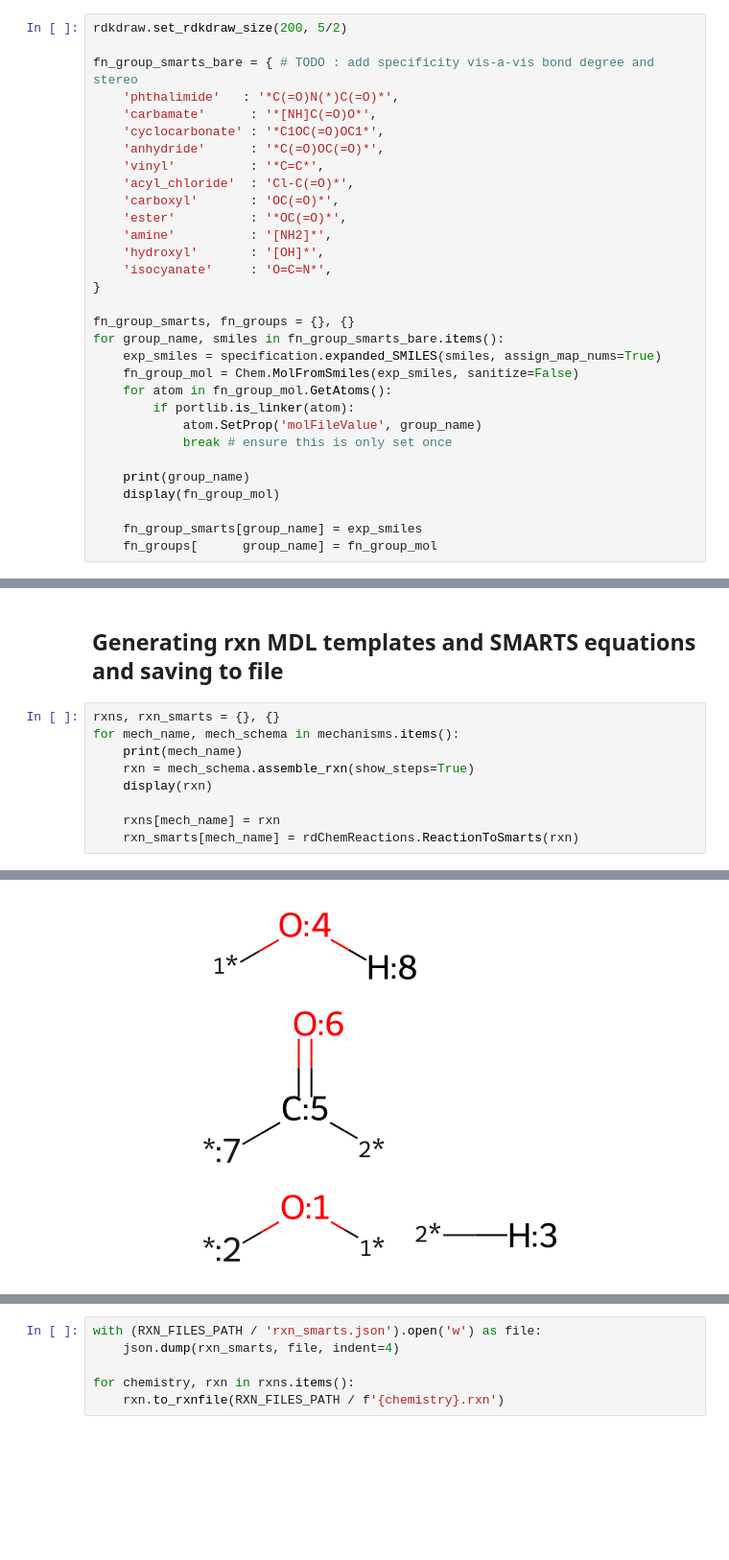
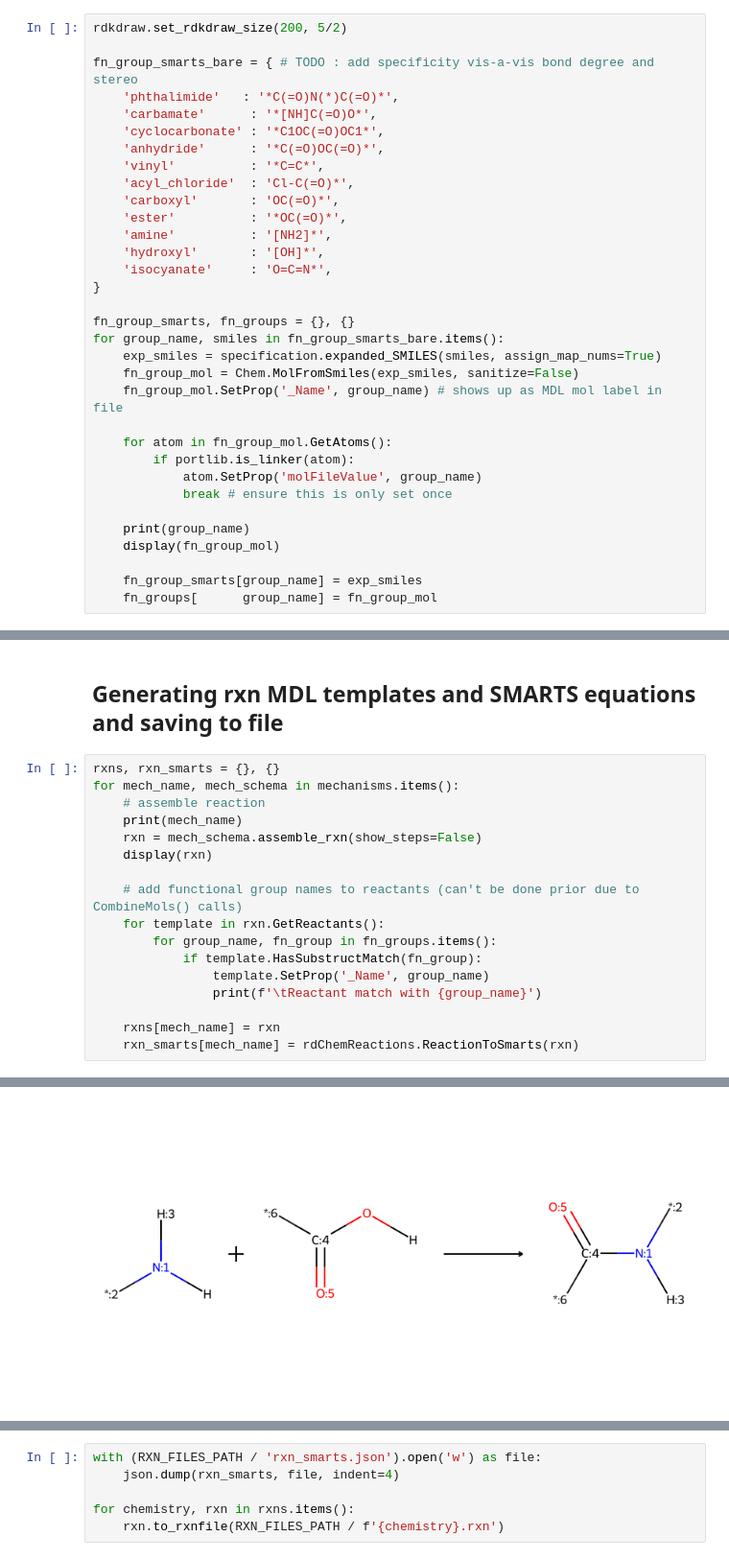
Before and after one commit to timbernat/NREL_polymers, a Jupyter notebook: reaction_def.ipynb, the cells around one changed output, grey strips where cells are left out. Shown: that part at 96% size. Drawn from its saved outputs; the diff is of its cells as text; blank space fills up the shorter version.

Commit message:
Added "_Name" attribute setting during rxn gen for functional group identification

```diff
--- a/reaction_def.ipynb
+++ b/reaction_def.ipynb
@@ -80,6 +71,8 @@ fn_group_smarts, fn_groups = {}, {}
 for group_name, smiles in fn_group_smarts_bare.items():
     exp_smiles = specification.expanded_SMILES(smiles, assign_map_nums=True)
     fn_group_mol = Chem.MolFromSmiles(exp_smiles, sanitize=False)
+    fn_group_mol.SetProp('_Name', group_name) # shows up as MDL mol label in file
+
     for atom in fn_group_mol.GetAtoms():
         if portlib.is_linker(atom):
             atom.SetProp('molFileValue', group_name)
@@ -269,9 +230,17 @@ polyurethane_isocyanate {7: (5, 3), 2: (3, 5)}
 # %%
 rxns, rxn_smarts = {}, {}
 for mech_name, mech_schema in mechanisms.items():
+    # assemble reaction
     print(mech_name)
-    rxn = mech_schema.assemble_rxn(show_steps=True)
+    rxn = mech_schema.assemble_rxn(show_steps=False)
     display(rxn)
+
+    # add functional group names to reactants (can't be done prior due to CombineMols() calls)
+    for template in rxn.GetReactants():
+        for group_name, fn_group in fn_groups.items():
+            if template.HasSubstructMatch(fn_group):
+                template.SetProp('_Name', group_name)
+                print(f'\tReactant match with {group_name}')
 
     rxns[mech_name] = rxn
     rxn_smarts[mech_name] = rdChemReactions.ReactionToSmarts(rxn)
@@ -283 +253 @@ polyester
-[figure, old version]
+[figure, new version]
```
Also changed, not shown: parts of 42 cells of this notebook, 8 other files.
